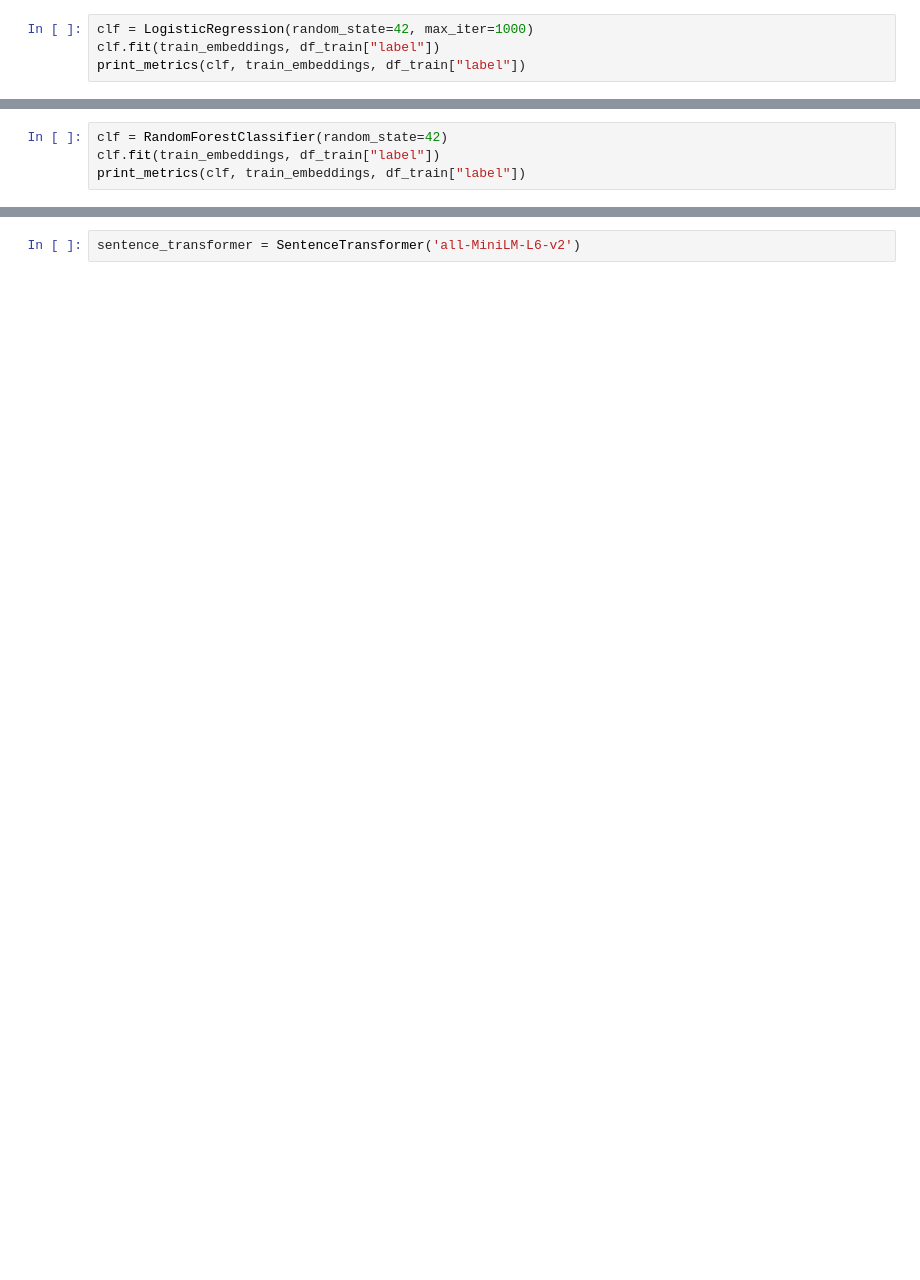
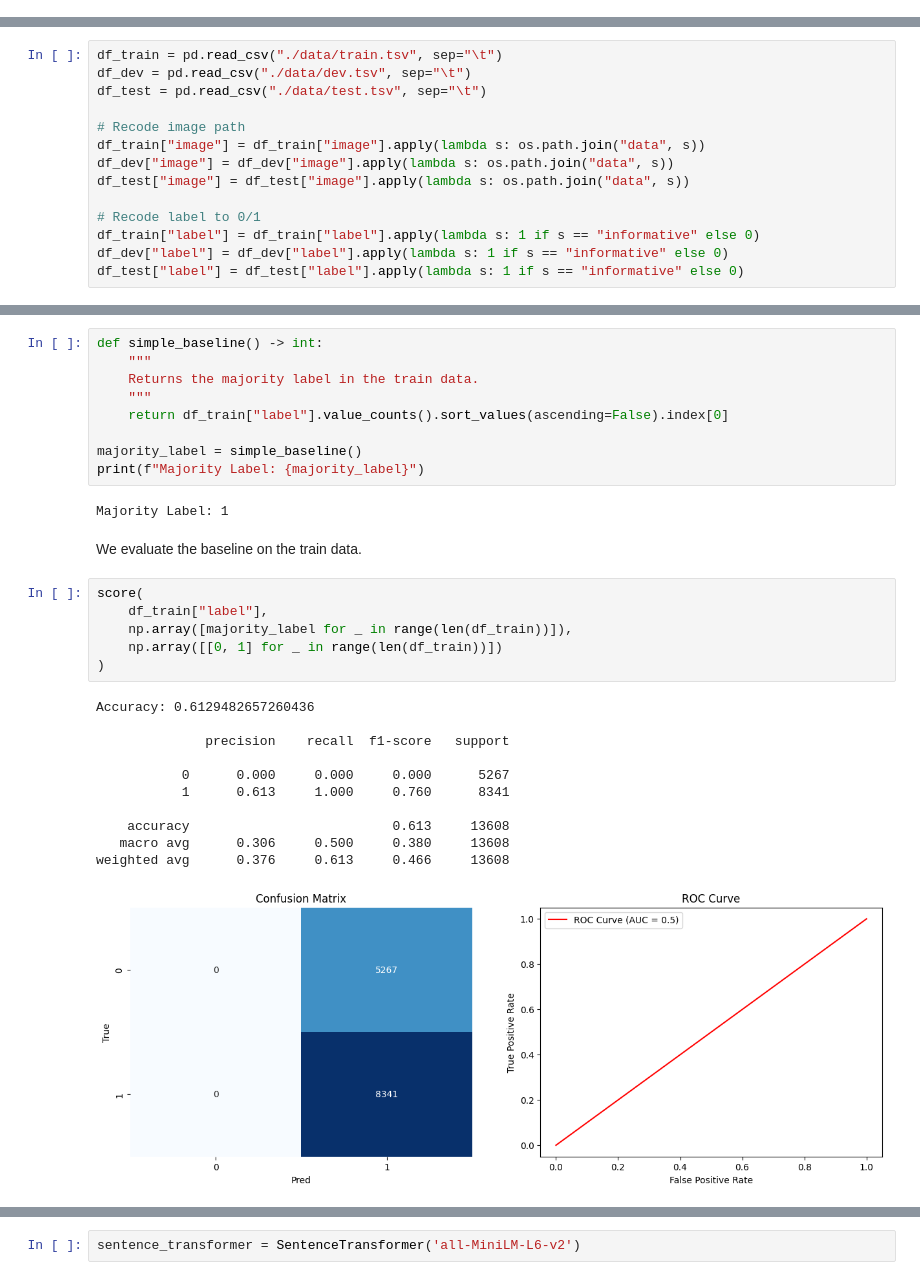
Before and after one commit to r0sa2/multimodal-disaster-tweets-classification, a Jupyter notebook: notebook.ipynb, the cells around one changed output, grey strips where cells are left out. Drawn from its saved outputs; the diff is of its cells as text; blank space fills up the shorter version.

```diff
--- a/notebook.ipynb
+++ b/notebook.ipynb
@@ -131,4 +0,0 @@ with open("dev_clip_embeddings.pkl", mode="rb") as f:
-# %%
-clf = LogisticRegression(random_state=42, max_iter=1000)
-clf.fit(train_embeddings, df_train["label"])
-print_metrics(clf, train_embeddings, df_train["label"])
@@ -161,4 +0,0 @@ weighted avg       0.80      0.80      0.80      2237
-# %%
-clf = RandomForestClassifier(random_state=42)
-clf.fit(train_embeddings, df_train["label"])
-print_metrics(clf, train_embeddings, df_train["label"])
@@ -192,0 +41,14 @@ weighted avg       0.79      0.79      0.79      2237
+# %%
+df_train = pd.read_csv("./data/train.tsv", sep="\t")
+df_dev = pd.read_csv("./data/dev.tsv", sep="\t")
+df_test = pd.read_csv("./data/test.tsv", sep="\t")
+
+# Recode image path
+df_train["image"] = df_train["image"].apply(lambda s: os.path.join("data", s))
+df_dev["image"] = df_dev["image"].apply(lambda s: os.path.join("data", s))
+df_test["image"] = df_test["image"].apply(lambda s: os.path.join("data", s))
+
+# Recode label to 0/1
+df_train["label"] = df_train["label"].apply(lambda s: 1 if s == "informative" else 0)
+df_dev["label"] = df_dev["label"].apply(lambda s: 1 if s == "informative" else 0)
+df_test["label"] = df_test["label"].apply(lambda s: 1 if s == "informative" else 0)
@@ -192,0 +109,31 @@ weighted avg       0.79      0.79      0.79      2237
+# %%
+def simple_baseline() -> int:
+    """
+    Returns the majority label in the train data.
+    """
+    return df_train["label"].value_counts().sort_values(ascending=False).index[0]
+
+majority_label = simple_baseline()
+print(f"Majority Label: {majority_label}")
+# %% [output]
+Majority Label: 1
+# %% [markdown]
+We evaluate the baseline on the train data.
+# %%
+score(
+    df_train["label"],
+    np.array([majority_label for _ in range(len(df_train))]),
+    np.array([[0, 1] for _ in range(len(df_train))])
+)
+# %% [output]
+Accuracy: 0.6129482657260436
+
+              precision    recall  f1-score   support
+
+           0      0.000     0.000     0.000      5267
+           1      0.613     1.000     0.760      8341
+
+    accuracy                          0.613     13608
+   macro avg      0.306     0.500     0.380     13608
+weighted avg      0.376     0.613     0.466     13608
+[figure, added]
```
Also changed, not shown: parts of 151 cells of this notebook.
